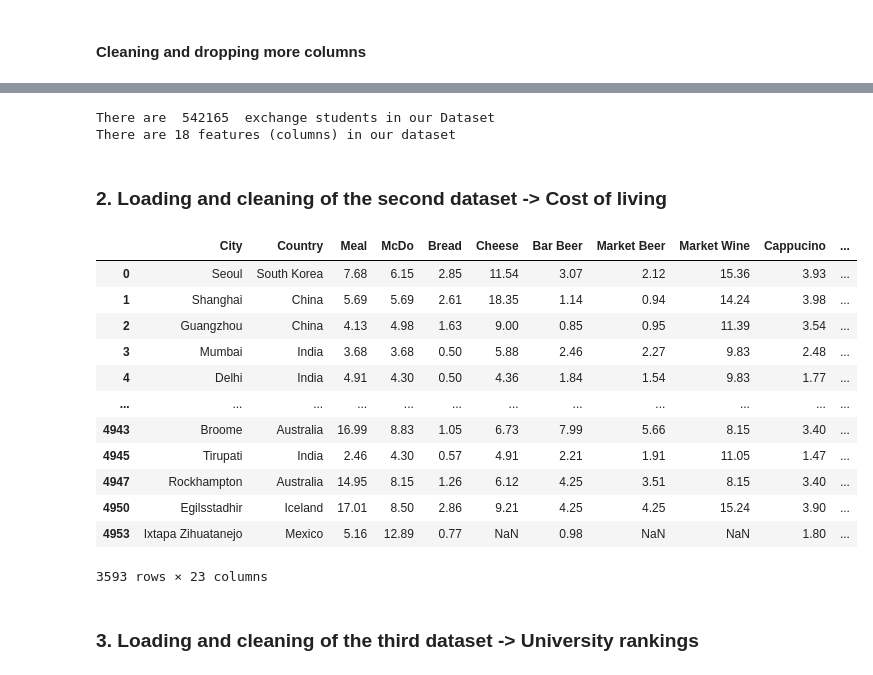
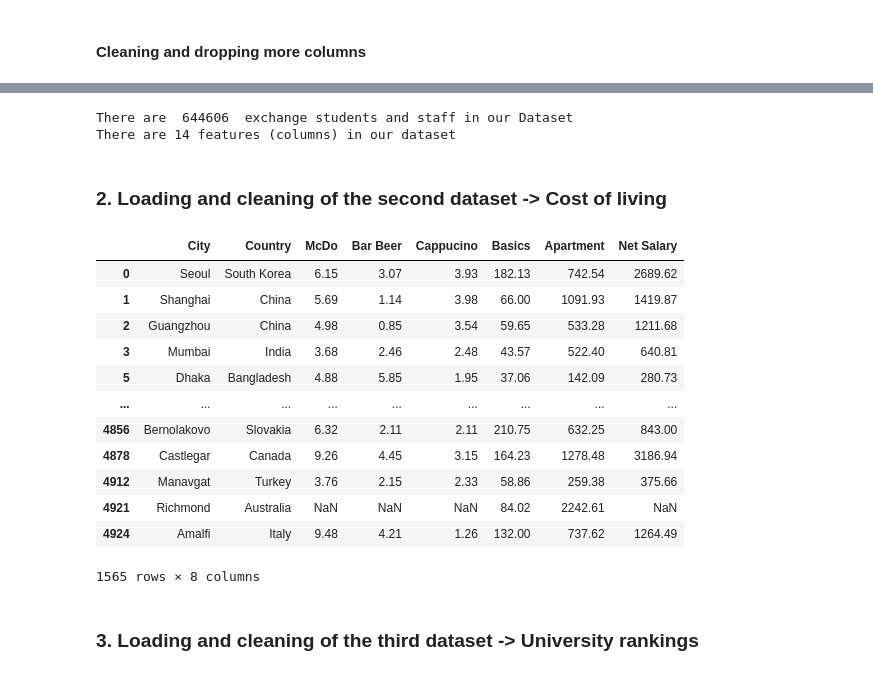
Before and after one commit to tatouti/DatabasePD, a Jupyter notebook: Erasmus_DataAnalysis.ipynb, the cells around one changed output, grey strips where cells are left out. Drawn from its saved outputs; the diff is of its cells as text; code cells hidden in the pictures.

```diff
--- a/Erasmus_DataAnalysis.ipynb
+++ b/Erasmus_DataAnalysis.ipynb
@@ -103,36 +139,41 @@ def getCountry(x):
 # %%
-#Delete the staff an teaching to focus on students
-erasmus_df = erasmus_df[erasmus_df['Participant Profile']!='Staff']
-
 #Cleaning the columns
 erasmus_df['Participant Age'] = erasmus_df['Participant Age'].map(drop_ages)
 erasmus_df=erasmus_df.dropna()
-erasmus_df = erasmus_df.drop(columns = ['Activity (mob)','Participant Profile','GroupLeader'])
+
+#Remove columns if present
+erasmus_df = erasmus_df.drop(columns = ['Activity (mob)','GroupLeader', 'Education Level', 'Participants','Academic Year', 'Mobility Start Month', 'Mobility End Month' ])
 
 erasmus_df = erasmus_df[erasmus_df['Mobility Duration']<=500]
 
 erasmus_df = erasmus_df[erasmus_df['Participant Nationality'] != '-']
 
-erasmus_df['Sending City'] = erasmus_df['Sending City'].str.capitalize()
-erasmus_df['Receiving City'] = erasmus_df['Receiving City'].str.capitalize()
-erasmus_df['Sending Organization'] = erasmus_df['Sending Organization'].str.title()
-erasmus_df['Receiving Organization'] = erasmus_df['Receiving Organization'].str.title()
+erasmus_df['Sending City'] = erasmus_df['Sending City'].str.capitalize().map(clean_name)
+erasmus_df['Receiving City'] = erasmus_df['Receiving City'].str.capitalize().map(clean_name)
+erasmus_df['Sending Organization'] = erasmus_df['Sending Organization'].str.title().map(clean_name)
+erasmus_df['Receiving Organization'] = erasmus_df['Receiving Organization'].str.title().map(clean_name)
 erasmus_df['Field of Education'] = erasmus_df['Field of Education'].replace("? Unknown ?","Other")
-erasmus_df['Education Level'] = erasmus_df['Education Level'].replace("? Unknown ?","Unknown")
-erasmus_df['Education Level'] = erasmus_df['Education Level'].replace("??? - ? Unknown ?","Unknown")
+erasmus_df['Participant Profile'] = erasmus_df['Participant Profile'].map(isStudent)
 
 #Datatype changes
 erasmus_df['Participant Age'] = erasmus_df['Participant Age'].astype('int')
 erasmus_df['Mobility Duration'] = erasmus_df['Mobility Duration'].astype('int')
-erasmus_df['Participants'] = erasmus_df['Participants'].astype('int')
+erasmus_df['Special Needs'] = erasmus_df['Special Needs'].map(toBool)
+erasmus_df['Fewer Opportunities'] = erasmus_df['Fewer Opportunities'].map(toBool)
 
 # Country name changes
-erasmus_df['Sending Country Code'] = erasmus_df['Sending Country Code'].map(getCountry).replace({"UK":"United Kingdom"})
-erasmus_df['Receiving Country Code'] = erasmus_df['Receiving Country Code'].map(getCountry).replace({"UK":"United Kingdom"})
-erasmus_df['Participant Nationality'] = erasmus_df['Participant Nationality'].map(getCountry).replace({"UK":"United Kingdom"})
+erasmus_df['Sending Country Code'] = erasmus_df['Sending Country Code'].map(getCountry).replace({"UK":"United Kingdom"}).map(clean_name)
+erasmus_df['Receiving Country Code'] = erasmus_df['Receiving Country Code'].map(getCountry).replace({"UK":"United Kingdom"}).map(clean_name)
+erasmus_df['Participant Nationality'] = erasmus_df['Participant Nationality'].map(getCountry).replace({"UK":"United Kingdom"}).map(clean_name)
 erasmus_df = erasmus_df.rename(columns={'Sending Country Code':'Sending Country',
-                                        'Receiving Country Code':'Receiving Country'})
+                                        'Receiving Country Code':'Receiving Country',
+                                        'Participant Profile':'isStudent'})
 
+citiesInSet = set(erasmus_df['Sending City'].unique()) | set(erasmus_df['Receiving City'].unique())
+citiesInSet = list(citiesInSet)
+
+countriesInSet = set(erasmus_df['Sending Country'].unique()) | set(erasmus_df['Receiving Country'].unique())
+countriesInSet = list(countriesInSet)
 
 erasmus_df
 # %% [output]
@@ -141,46 +193,54 @@ There are 18 features (columns) in our dataset
 # %%
-print("There are  {}  exchange students in our Dataset".format(len(erasmus_df)))
+print("There are  {}  exchange students and staff in our Dataset".format(len(erasmus_df)))
 print("There are {} features (columns) in our dataset".format(len(erasmus_df.columns)))
 # %% [output]
-There are  542165  exchange students in our Dataset
-There are 18 features (columns) in our dataset
+There are  644606  exchange students and staff in our Dataset
+There are 14 features (columns) in our dataset
 # %% [markdown]
 ### 2. Loading and cleaning of the second dataset  -> Cost of living
 # %%
 zf = zipfile.ZipFile('CostOfLiving.zip')
 cof = pd.read_csv(zf.open('cost-of-living.csv'))
 pd.set_option('display.max_columns', None)
 
 # Keep only usefull columns
 listToKeep = ['city','country','x1','x3','x10','x13','x4','x25','x24','x6',
               'x11','x20','x23','x27','x28','x29',
               'x36','x37','x38','x41','x44','x48','x54']
 cof = cof[listToKeep]
 
 # Rename all the columns
 nameColumns = ['City','Country','Meal','McDo','Bread','Cheese','Bar Beer','Market Beer','Market Wine','Cappucino',
                'Rice','Potatoes','Water','Cigarettes','One Ticket','Monthly Pass',
                'Basics','Mobile','Internet','Cinema','Jeans','Apartment','Net Salary']
 cof = cof.set_axis(nameColumns, axis=1)
 
 # Drop the cities with no rent
 cof = cof[cof['Apartment'].isna()==False]
 
+# Drop not used columns
+cof = cof.drop(columns=['Meal','Bread','Cheese','Market Beer','Market Wine','Rice','Potatoes','Water',
+                        'Cigarettes','One Ticket','Monthly Pass','Mobile','Internet','Cinema','Jeans'])
+
+# Keep only the cities present in the erasmus dataset by using clean_name function
+cof['City'] = cof['City'].map(clean_name)
+cof = cof[cof['City'].isin(citiesInSet)]
+
 cof
 # %% [output]
-|  | City | Country | Meal | McDo | Bread | Cheese | Bar Beer | Market Beer | Market Wine | Cappucino | ... |
-| 0 | Seoul | South Korea | 7.68 | 6.15 | 2.85 | 11.54 | 3.07 | 2.12 | 15.36 | 3.93 | ... |
-| 1 | Shanghai | China | 5.69 | 5.69 | 2.61 | 18.35 | 1.14 | 0.94 | 14.24 | 3.98 | ... |
-| 2 | Guangzhou | China | 4.13 | 4.98 | 1.63 | 9.00 | 0.85 | 0.95 | 11.39 | 3.54 | ... |
-| 3 | Mumbai | India | 3.68 | 3.68 | 0.50 | 5.88 | 2.46 | 2.27 | 9.83 | 2.48 | ... |
-| 4 | Delhi | India | 4.91 | 4.30 | 0.50 | 4.36 | 1.84 | 1.54 | 9.83 | 1.77 | ... |
-| ... | ... | ... | ... | ... | ... | ... | ... | ... | ... | ... | ... |
-| 4943 | Broome | Australia | 16.99 | 8.83 | 1.05 | 6.73 | 7.99 | 5.66 | 8.15 | 3.40 | ... |
-| 4945 | Tirupati | India | 2.46 | 4.30 | 0.57 | 4.91 | 2.21 | 1.91 | 11.05 | 1.47 | ... |
-| 4947 | Rockhampton | Australia | 14.95 | 8.15 | 1.26 | 6.12 | 4.25 | 3.51 | 8.15 | 3.40 | ... |
-| 4950 | Egilsstadhir | Iceland | 17.01 | 8.50 | 2.86 | 9.21 | 4.25 | 4.25 | 15.24 | 3.90 | ... |
-| 4953 | Ixtapa Zihuatanejo | Mexico | 5.16 | 12.89 | 0.77 | NaN | 0.98 | NaN | NaN | 1.80 | ... |
+|  | City | Country | McDo | Bar Beer | Cappucino | Basics | Apartment | Net Salary |
+| 0 | Seoul | South Korea | 6.15 | 3.07 | 3.93 | 182.13 | 742.54 | 2689.62 |
+| 1 | Shanghai | China | 5.69 | 1.14 | 3.98 | 66.00 | 1091.93 | 1419.87 |
+| 2 | Guangzhou | China | 4.98 | 0.85 | 3.54 | 59.65 | 533.28 | 1211.68 |
+| 3 | Mumbai | India | 3.68 | 2.46 | 2.48 | 43.57 | 522.40 | 640.81 |
+| 5 | Dhaka | Bangladesh | 4.88 | 5.85 | 1.95 | 37.06 | 142.09 | 280.73 |
+| ... | ... | ... | ... | ... | ... | ... | ... | ... |
+| 4856 | Bernolakovo | Slovakia | 6.32 | 2.11 | 2.11 | 210.75 | 632.25 | 843.00 |
+| 4878 | Castlegar | Canada | 9.26 | 4.45 | 3.15 | 164.23 | 1278.48 | 3186.94 |
+| 4912 | Manavgat | Turkey | 3.76 | 2.15 | 2.33 | 58.86 | 259.38 | 375.66 |
+| 4921 | Richmond | Australia | NaN | NaN | NaN | 84.02 | 2242.61 | NaN |
+| 4924 | Amalfi | Italy | 9.48 | 4.21 | 1.26 | 132.00 | 737.62 | 1264.49 |
-3593 rows × 23 columns
+1565 rows × 8 columns
 # %% [markdown]
 ### 3. Loading and cleaning of the third dataset  -> University rankings
 # %%
```
Also changed, not shown: parts of 23 cells of this notebook, 3 other files.
